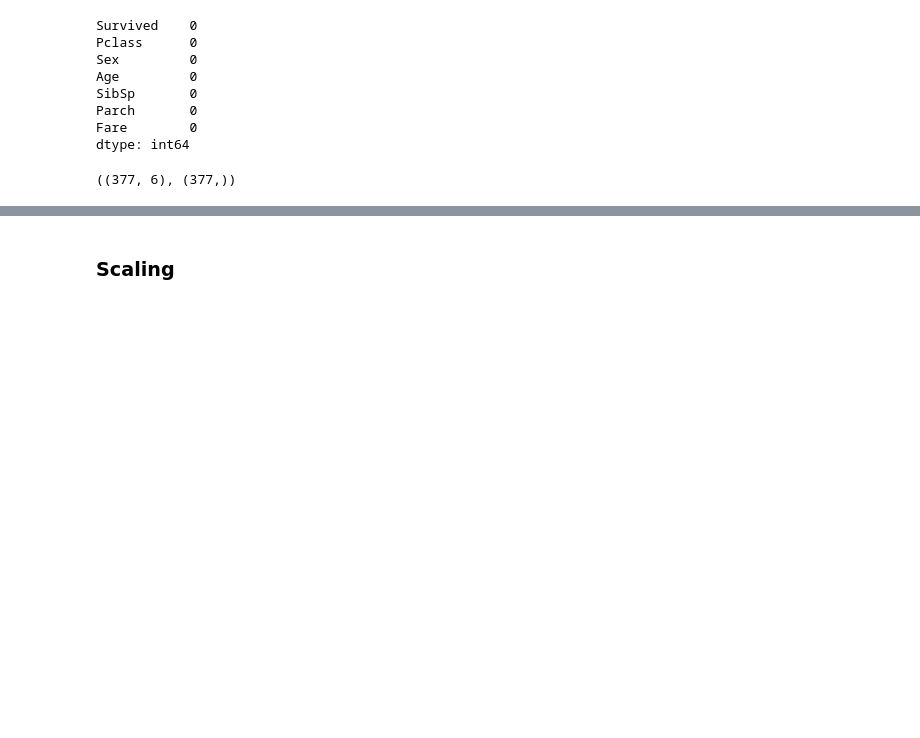
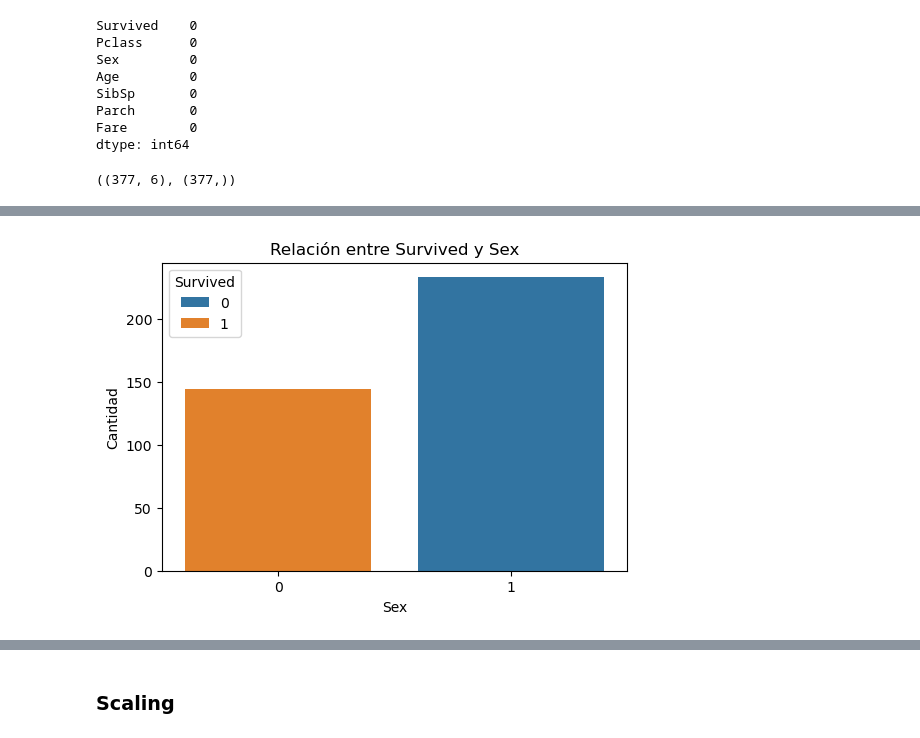
Before and after one commit to AndrePilcoChiuyare/EF-Data-Mining-Tools, a Jupyter notebook: EF-202110764.ipynb, the cells around one changed output, grey strips where cells are left out. Drawn from its saved outputs; the diff is of its cells as text; code cells hidden in the pictures; blank space fills up the shorter version.

```diff
--- a/EF-202110764.ipynb
+++ b/EF-202110764.ipynb
@@ -202,0 +241,9 @@ X.shape, y.shape
+# %%
+plt.figure(figsize=(6, 4))
+sns.countplot(x='Sex', hue='Survived', data=df)
+plt.title('Relación entre Survived y Sex')
+plt.xlabel('Sex')
+plt.ylabel('Cantidad')
+plt.show()
+# %% [output]
+[figure, added]
```
Also changed, not shown: parts of 29 cells of this notebook.
